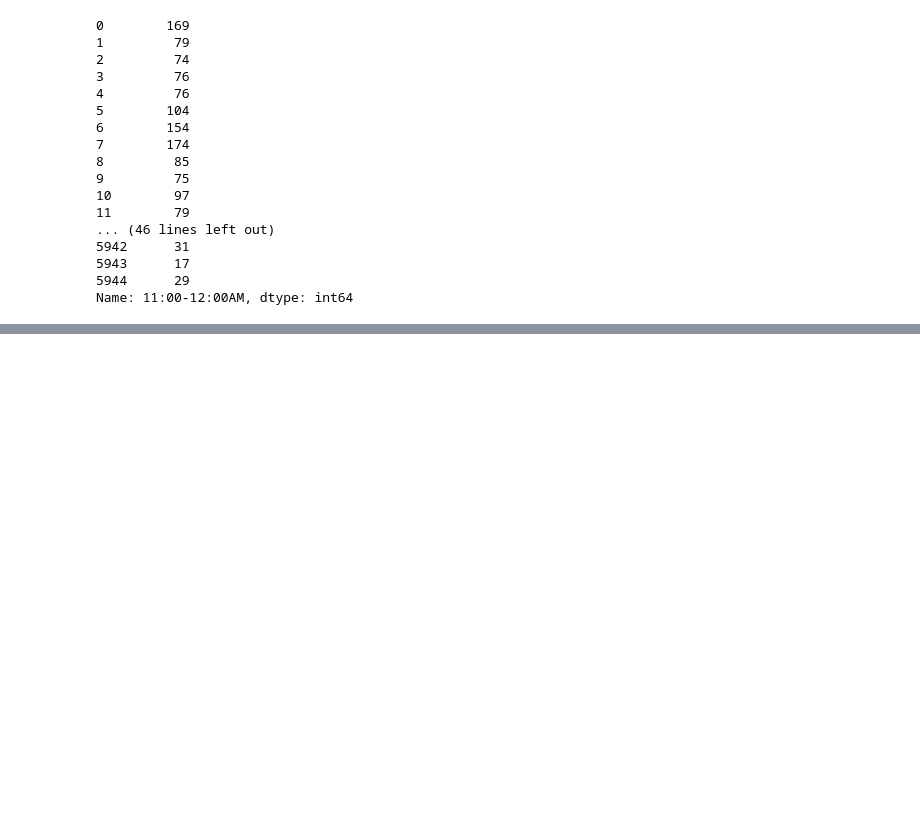
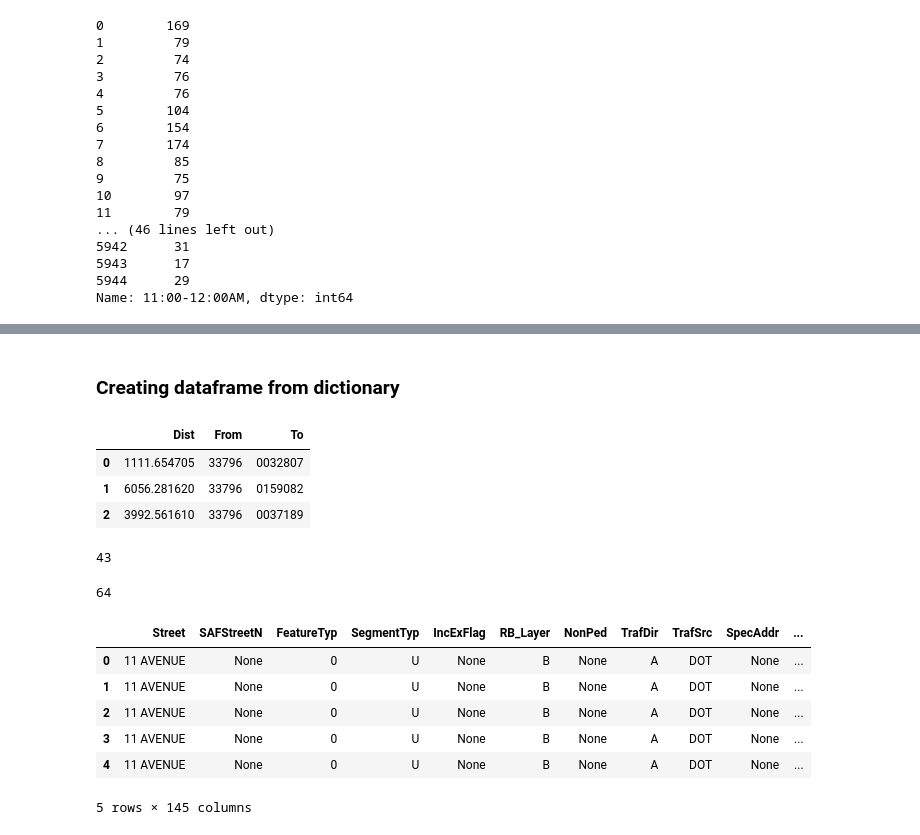
Before and after one commit to princeaker/civic_cab, a Jupyter notebook: shreya_final.ipynb, the cells around one changed output, grey strips where cells are left out. Cells and saved outputs as stored; diff of their text form; code cells hidden in the pictures; blank space fills up the shorter version.

```diff
--- a/shreya_final.ipynb
+++ b/shreya_final.ipynb
@@ -287,0 +226,2 @@ counts=taxi_oct.groupby(['hour']).size()
+# %%
+segments = gpd.read_file('segment_counts.shp')
@@ -287,0 +312,2 @@ counts=taxi_oct.groupby(['hour']).size()
+# %% [markdown]
+### Creating dataframe from dictionary
@@ -287,0 +316,25 @@ counts=taxi_oct.groupby(['hour']).size()
+# %%
+distance_segments.head(3)
+# %% [output]
+|  | Dist | From | To |
+| 0 | 1111.654705 | 33796 | 0032807 |
+| 1 | 6056.281620 | 33796 | 0159082 |
+| 2 | 3992.561610 | 33796 | 0037189 |
+# %%
+len(seg_taxi.SegmentID.unique())
+# %% [output]
+43
+# %%
+len(segments.SegmentID.unique())
+# %% [output]
+64
+# %%
+segments.head(5)
+# %% [output]
+|  | Street | SAFStreetN | FeatureTyp | SegmentTyp | IncExFlag | RB_Layer | NonPed | TrafDir | TrafSrc | SpecAddr | ... |
+| 0 | 11 AVENUE | None | 0 | U | None | B | None | A | DOT | None | ... |
+| 1 | 11 AVENUE | None | 0 | U | None | B | None | A | DOT | None | ... |
+| 2 | 11 AVENUE | None | 0 | U | None | B | None | A | DOT | None | ... |
+| 3 | 11 AVENUE | None | 0 | U | None | B | None | A | DOT | None | ... |
+| 4 | 11 AVENUE | None | 0 | U | None | B | None | A | DOT | None | ... |
+5 rows × 145 columns
```
Also changed, not shown: parts of 116 cells of this notebook.
